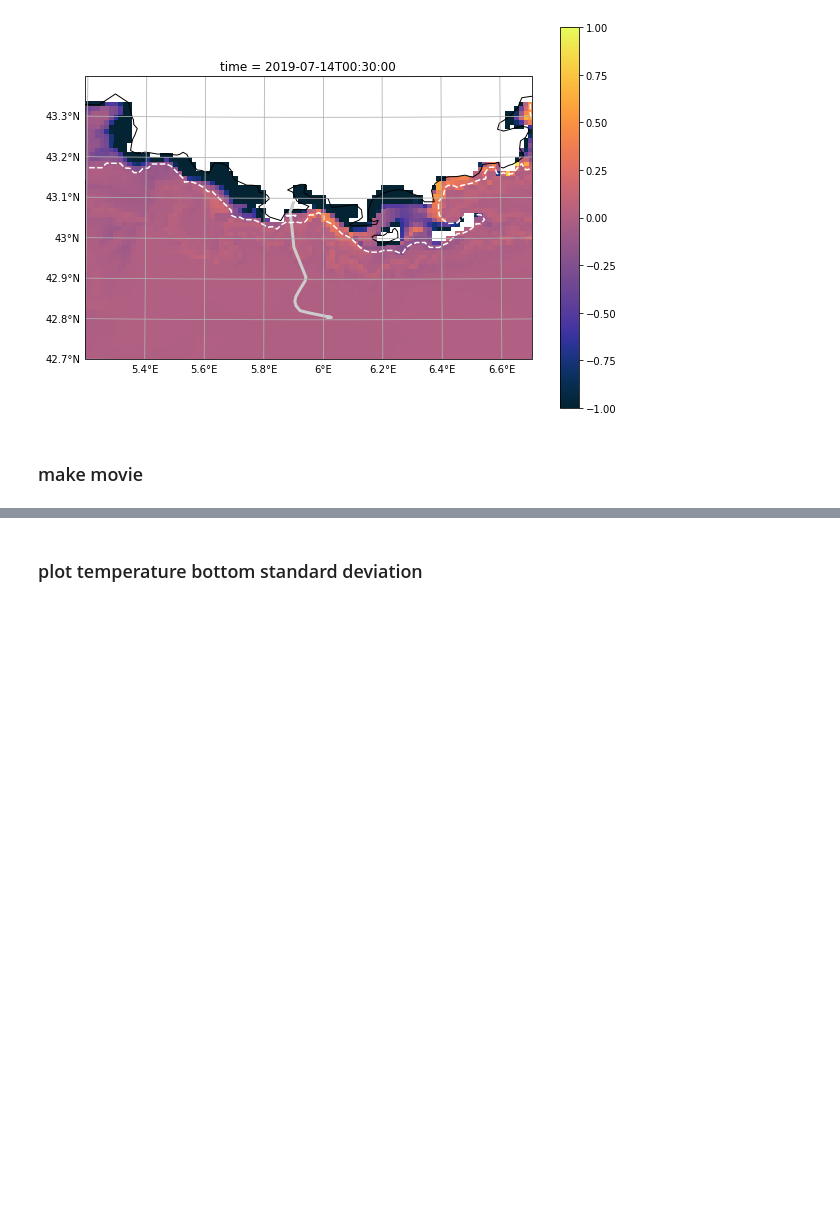
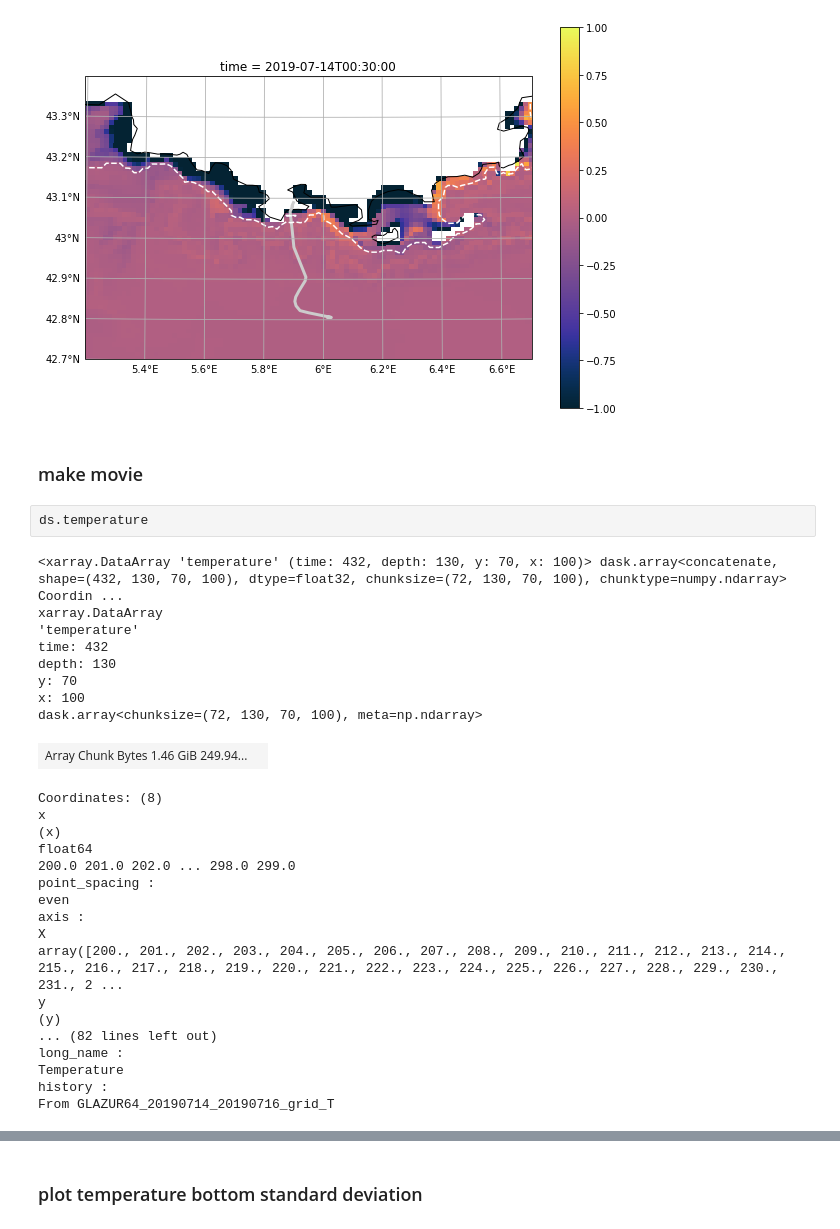
Before and after one commit to apatlpo/das_work, a Jupyter notebook: hydrology/model.ipynb, the cells around one changed output, grey strips where cells are left out. Drawn from its saved outputs; the diff is of its cells as text; blank space fills up the shorter version.

```diff
--- a/hydrology/model.ipynb
+++ b/hydrology/model.ipynb
@@ -166,5 +166,34 @@ plot_map(da, das, vmin=-1, vmax=1, cmap=cm.thermal, extend="neither");
 [figure]
 # %% [markdown]
 ### make movie
+# %%
+ds.temperature
+# %% [output]
+<xarray.DataArray 'temperature' (time: 432, depth: 130, y: 70, x: 100)> dask.array<concatenate, shape=(432, 130, 70, 100), dtype=float32, chunksize=(72, 130, 70, 100), chunktype=numpy.ndarray> Coordin ...
+xarray.DataArray
+'temperature'
+time: 432
+depth: 130
+y: 70
+x: 100
+dask.array<chunksize=(72, 130, 70, 100), meta=np.ndarray>
+| Array Chunk Bytes 1.46 GiB 249.94... |  |
+Coordinates: (8)
+x
+(x)
+float64
+200.0 201.0 202.0 ... 298.0 299.0
+point_spacing :
+even
+axis :
+X
+array([200., 201., 202., 203., 204., 205., 206., 207., 208., 209., 210., 211., 212., 213., 214., 215., 216., 217., 218., 219., 220., 221., 222., 223., 224., 225., 226., 227., 228., 229., 230., 231., 2 ...
+y
+(y)
+... (82 lines left out)
+long_name :
+Temperature
+history :
+From GLAZUR64_20190714_20190716_grid_T
 # %%
 plt.switch_backend("agg")
```
Also changed, not shown: parts of 3 cells of this notebook, 3 other files.
